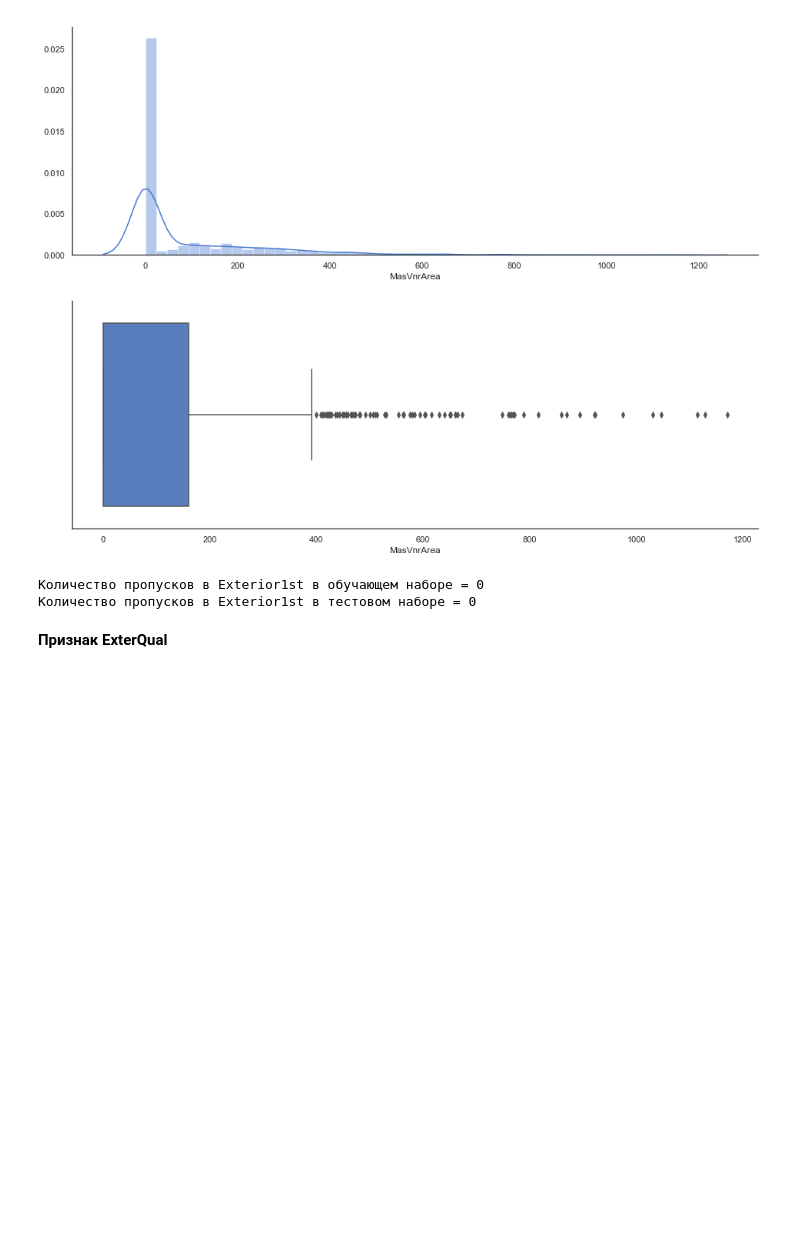
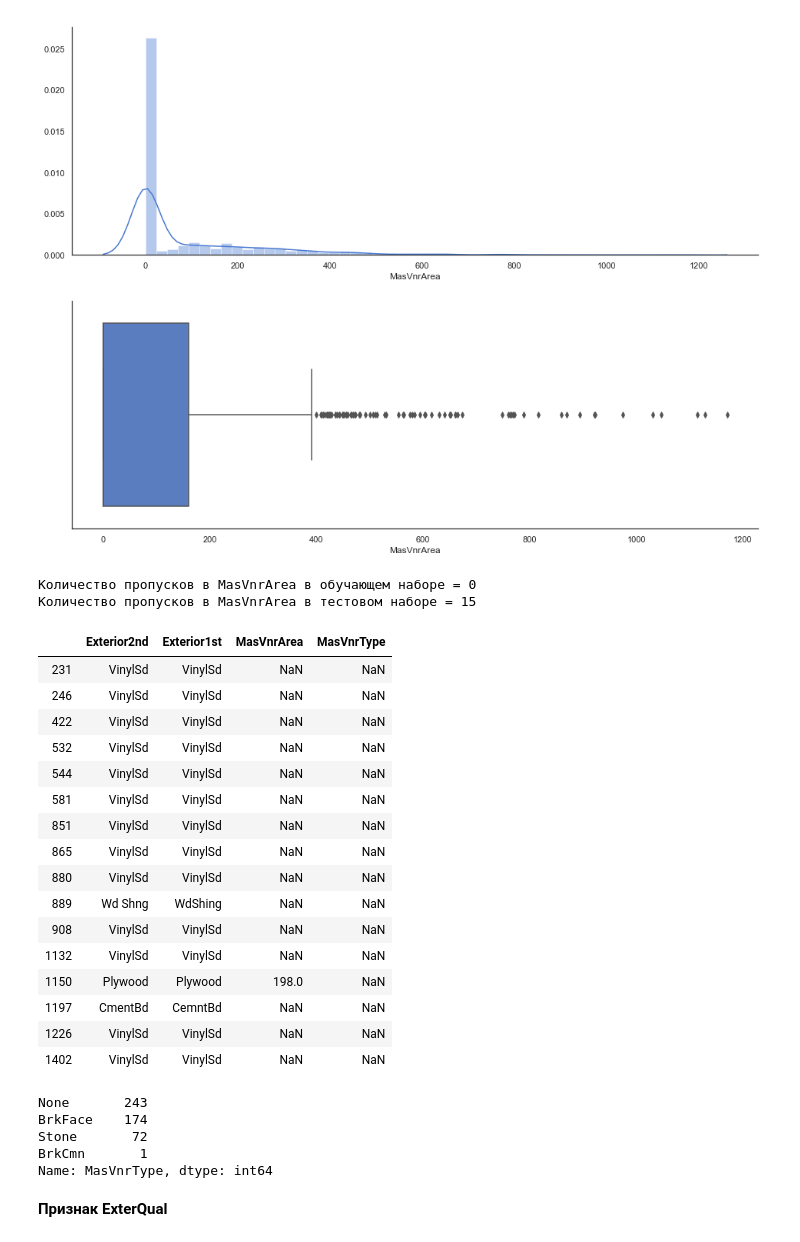
Before and after one commit to rusantsovsv/my_kaggle, a Jupyter notebook: house_prices/house_prices_cleaning.ipynb, the cells around one changed output. Saved outputs shown, nothing was run; the diff lists cells and outputs as text; code cells hidden in the pictures; blank space fills up the shorter version.

```diff
--- a/house_prices/house_prices_cleaning.ipynb
+++ b/house_prices/house_prices_cleaning.ipynb
@@ -1048,3 +1055,5 @@ show_train_test_col('Exterior1st')
+# %%
+test['Exterior2nd'] = test['Exterior2nd'].fillna('Plywood')
 # %% [markdown]
 **Признак MasVnrType**
 # %% [markdown]
@@ -1093,7 +1102,35 @@ show_hist_and_box(train['MasVnrArea'])
 # %% [output]
 [figure]
 # %%
-show_train_test_col('Exterior1st')
+show_train_test_col('MasVnrArea')
 # %% [output]
-Количество пропусков в Exterior1st в обучающем наборе = 0
-Количество пропусков в Exterior1st в тестовом наборе = 0
+Количество пропусков в MasVnrArea в обучающем наборе = 0
+Количество пропусков в MasVnrArea в тестовом наборе = 15
+# %%
+test[['Exterior2nd', 'Exterior1st', 'MasVnrArea', 'MasVnrType']][test['MasVnrArea'].isnull() | test['MasVnrType'].isnull()]
+# %% [output]
+|  | Exterior2nd | Exterior1st | MasVnrArea | MasVnrType |
+| 231 | VinylSd | VinylSd | NaN | NaN |
+| 246 | VinylSd | VinylSd | NaN | NaN |
+| 422 | VinylSd | VinylSd | NaN | NaN |
+| 532 | VinylSd | VinylSd | NaN | NaN |
+| 544 | VinylSd | VinylSd | NaN | NaN |
+| 581 | VinylSd | VinylSd | NaN | NaN |
+| 851 | VinylSd | VinylSd | NaN | NaN |
+| 865 | VinylSd | VinylSd | NaN | NaN |
+| 880 | VinylSd | VinylSd | NaN | NaN |
+| 889 | Wd Shng | WdShing | NaN | NaN |
+| 908 | VinylSd | VinylSd | NaN | NaN |
+| 1132 | VinylSd | VinylSd | NaN | NaN |
+| 1150 | Plywood | Plywood | 198.0 | NaN |
+| 1197 | CmentBd | CemntBd | NaN | NaN |
+| 1226 | VinylSd | VinylSd | NaN | NaN |
+| 1402 | VinylSd | VinylSd | NaN | NaN |
+# %%
+test[(test['Exterior2nd'] == 'VinylSd')&(test['Exterior1st'] == 'VinylSd')]['MasVnrType'].value_counts()
+# %% [output]
+None       243
+BrkFace    174
+Stone       72
+BrkCmn       1
+Name: MasVnrType, dtype: int64
```
Also changed, not shown: parts of 78 cells of this notebook, 1 other file.
